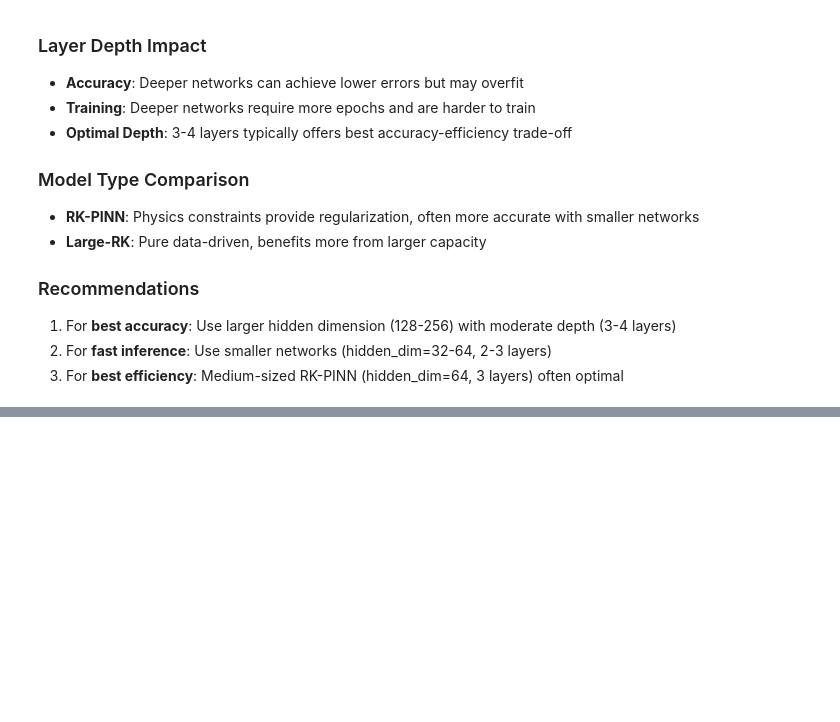
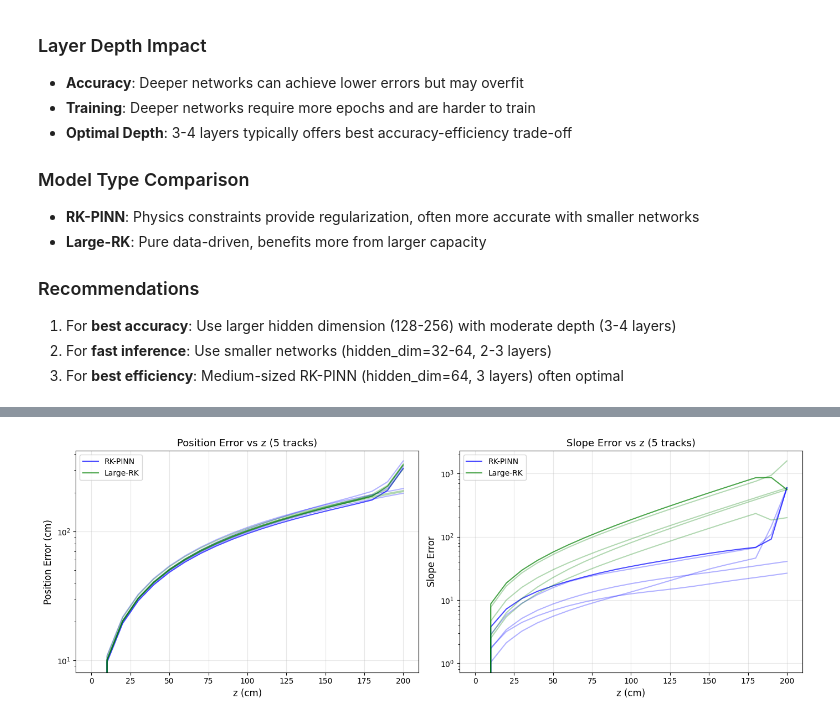
Before and after one commit to GeorgeWilliam1999/TrackExtrapolation, a Jupyter notebook: RK_PINNs/PINN_RK_Comparison.ipynb, the cells around one changed output, grey strips where cells are left out. Drawn from its saved outputs; the diff is of its cells as text; code cells hidden in the pictures; blank space fills up the shorter version.

```diff
--- a/RK_PINNs/PINN_RK_Comparison.ipynb
+++ b/RK_PINNs/PINN_RK_Comparison.ipynb
@@ -1726,0 +1808,9 @@ plt.show()
+# %%
+# Setup magnetic field and ODE (same as training)
+field = Quadratic_Field(B0=1e-3)
+lhcb_ode = LHCbODE(field)
+lhcb_gt = LHCbGroundTruth(lhcb_ode, substeps=100, device=device)
+lhcb_evaluator = LHCbEvaluator(lhcb_gt, device)
+
+print("Magnetic field and ground truth generator initialized")
+print("Using Quadratic_Field with B0=1e-3")
@@ -1726,0 +2268,75 @@ plt.show()
+# %%
+# =============================================================================
+# Multi-Track Position and Slope Error Plot
+# =============================================================================
+
+fig3, axes = plt.subplots(1, 2, figsize=(14, 5))
+
+# Number of tracks to visualise
+n_vis_tracks = min(5, test_tracks.shape[0])
+
+# =============================================================================
+# Plot 1: Position Error for Multiple Tracks
+# =============================================================================
+ax = axes[0]
+
+for name, model in lhcb_models.items():
+    if lhcb_results.get(name) is not None:
+        color = colors.get(name, 'red')
+        for i in range(n_vis_tracks):
+            state0 = test_tracks[i]
+            _, traj_true_i = lhcb_gt.integrate(state0, LHCB_CONFIG["z_end"], LHCB_CONFIG["dz"])
+            traj_true_np_i = traj_true_i.cpu().numpy()
+            z_vals_i = traj_true_np_i[:, 2]
+
+            traj = lhcb_evaluator.rollout(model, state0, LHCB_CONFIG["z_end"], LHCB_CONFIG["dz"])
+            traj_np = traj.squeeze(0).cpu().numpy()
+            pos_error = np.linalg.norm(traj_np[:, :3] - traj_true_np_i[:, :3], axis=1)
+
+            label = name if i == 0 else None
+            alpha = 0.7 if i == 0 else 0.3
+            ax.semilogy(z_vals_i, pos_error, color=color, lw=1.5, label=label, alpha=alpha)
+
+ax.set_xlabel('z (cm)', fontsize=12)
+ax.set_ylabel('Position Error (cm)', fontsize=12)
+ax.set_title(f'Position Error vs z ({n_vis_tracks} tracks)', fontsize=13)
+ax.legend()
+ax.grid(True, alpha=0.3)
+
+# =============================================================================
+# Plot 2: Slope Error for Multiple Tracks
+# =============================================================================
+ax = axes[1]
+
+for name, model in lhcb_models.items():
+    if lhcb_results.get(name) is not None:
+        color = colors.get(name, 'red')
+        for i in range(n_vis_tracks):
+            state0 = test_tracks[i]
+            _, traj_true_i = lhcb_gt.integrate(state0, LHCB_CONFIG["z_end"], LHCB_CONFIG["dz"])
+            traj_true_np_i = traj_true_i.cpu().numpy()
+            z_vals_i = traj_true_np_i[:, 2]
+
+            traj = lhcb_evaluator.rollout(model, state0, LHCB_CONFIG["z_end"], LHCB_CONFIG["dz"])
+            traj_np = traj.squeeze(0).cpu().numpy()
+            slope_error = np.linalg.norm(traj_np[:, 3:5] - traj_true_np_i[:, 3:5], axis=1)
+
+            label = name if i == 0 else None
+            alpha = 0.7 if i == 0 else 0.3
+            ax.semilogy(z_vals_i, slope_error, color=color, lw=1.5, label=label, alpha=alpha)
+
+ax.set_xlabel('z (cm)', fontsize=12)
+ax.set_ylabel('Slope Error', fontsize=12)
+ax.set_title(f'Slope Error vs z ({n_vis_tracks} tracks)', fontsize=13)
+ax.legend()
+ax.grid(True, alpha=0.3)
+
+plt.tight_layout()
+
+# Save the plot
+save_path3 = os.path.join(LHCB_PLOTS_DIR, f'lhcb_multi_track_errors_{lhcb_timestamp}.png')
+plt.savefig(save_path3, dpi=150, bbox_inches='tight')
+plt.savefig(os.path.join(LHCB_PLOTS_DIR, 'lhcb_multi_track_errors_latest.png'), dpi=150, bbox_inches='tight')
+print(f"Multi-track plot saved to {save_path3}")
+plt.show()
+# %% [output]
@@ -1726,0 +2344 @@ plt.show()
+[figure, added]
```
Also changed, not shown: parts of 48 cells of this notebook, 3 other files.
